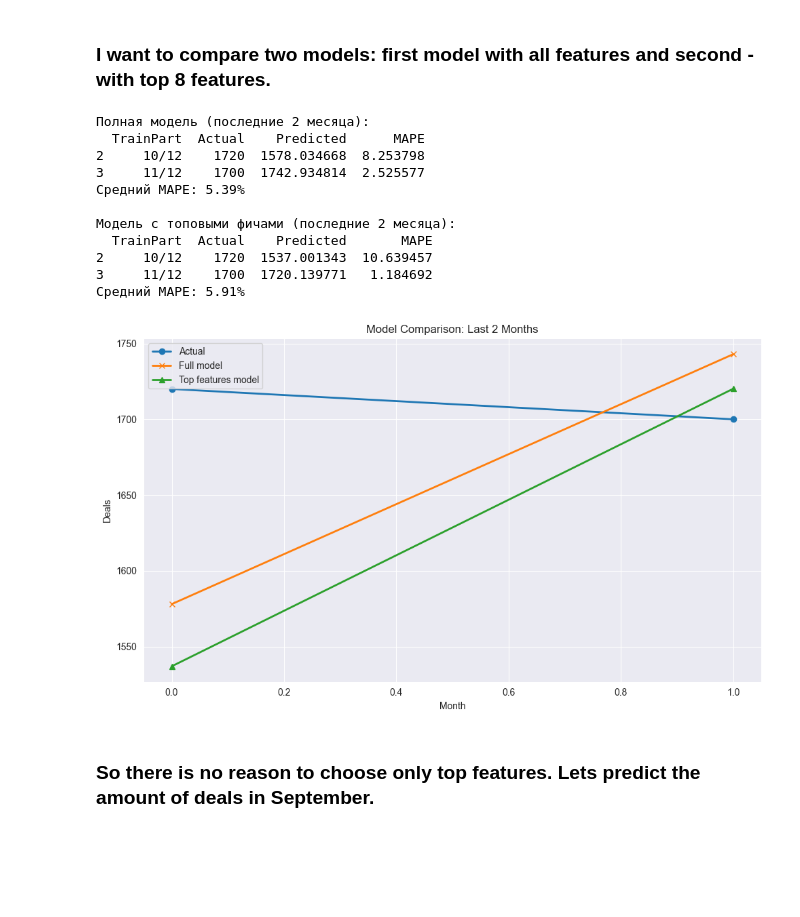
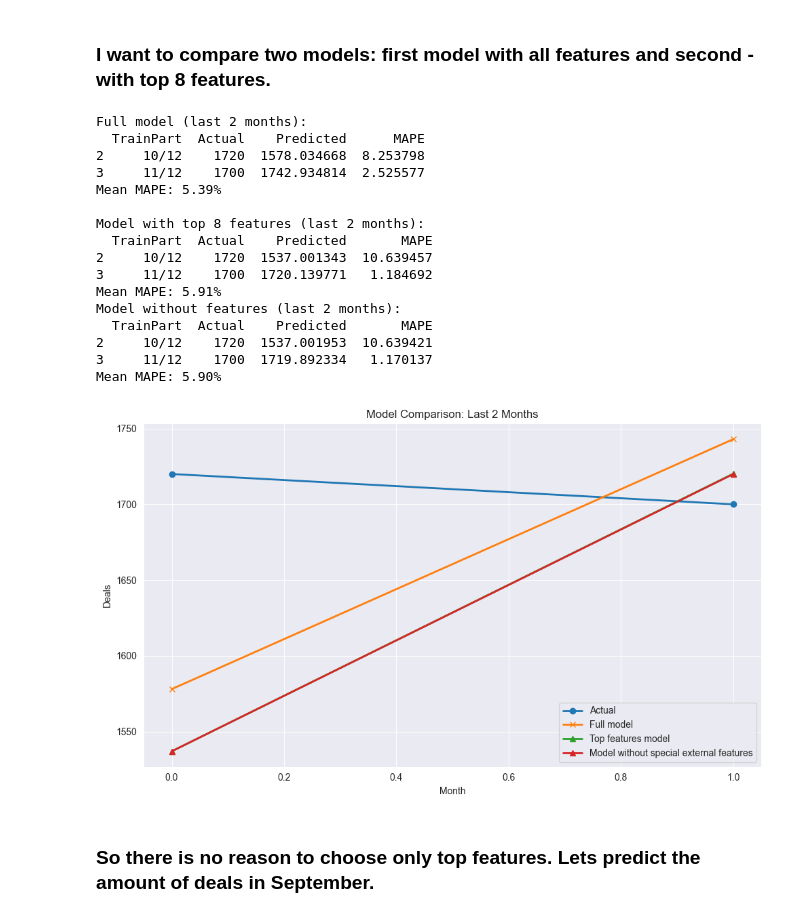
Before and after one commit to ArtemBratyashin/DemandPredictor, a Jupyter notebook: notebooks/models_analysis.ipynb, the cells around one changed output. Drawn from its saved outputs; the diff is of its cells as text; code cells hidden in the pictures; blank space fills up the shorter version.

Commit message:
Now there is analysis of some external features

```diff
--- a/notebooks/models_analysis.ipynb
+++ b/notebooks/models_analysis.ipynb
@@ -104,7 +104,7 @@ plt.show()
 # %% [markdown]
 ### I want to compare two models: first model with all features and second - with top 8 features.
 # %%
-features_to_drop = ["TA 3 lag1", "TA 4 lag1", "Studios lag1", "Two rooms flat lag1", "Three and more rooms flat lag1", "sin_season", "cos_season"]
+special_external_features = ["External feature 1 lag1", "External feature 2 lag1"]
 top_features_list = ["Apartment features 2 lag1", "Apartment features 1 lag1", "External feature 4 lag1", "External feature 2 lag1",
                      "One room flat lag1", "External feature 1 lag1", "TA 2 lag1", "TA 1 lag1"]
 
@@ -144,42 +144,72 @@ results_top = (
         .target("Deals")
     )
 )
 
+results_ext = (
+    ModelValidator(
+        XGBRegressor(random_state=42),
+        (
+            Features(
+                RawData("../data/raw_data.csv")
+                .make_features()
+            )
+            .add_sin_seasonality(period=12)
+            .add_cos_seasonality(period=12)
+            .drop_features(special_external_features)
+            .prepare_data()
+        )
+    ).validate(
+        RawData("../data/raw_data.csv")
+        .target("Deals")
+    )
+)
+
 results_full_last2 = results_full.tail(2)
 results_top_last2 = results_top.tail(2)
+results_ext_last2 = results_ext.tail(2)
 
-print("Полная модель (последние 2 месяца):")
+print("Full model (last 2 months):")
 print(results_full_last2 )
-print(f"Средний MAPE: {results_full_last2['MAPE'].mean():.2f}%\n")
+print(f"Mean MAPE: {results_full_last2['MAPE'].mean():.2f}%\n")
 
-print("Модель с топовыми фичами (последние 2 месяца):")
+print("Model with top 8 features (last 2 months):")
 print(results_top_last2)
-print(f"Средний MAPE: {results_top_last2['MAPE'].mean():.2f}%")
+print(f"Mean MAPE: {results_top_last2['MAPE'].mean():.2f}%")
+
+print("Model without features (last 2 months):")
+print(results_ext_last2)
+print(f"Mean MAPE: {results_ext_last2['MAPE'].mean():.2f}%")
 
 fig, ax = plt.subplots(figsize=(10,6))
 months = range(len(results_full_last2))
 ax.plot(months, results_full_last2['Actual'].values, marker='o', label='Actual', linewidth=2)
 ax.plot(months, results_full_last2['Predicted'].values, marker='x', label='Full model', linewidth=2)
 ax.plot(months, results_top_last2['Predicted'].values, marker='^', label='Top features model', linewidth=2)
+ax.plot(months, results_ext_last2['Predicted'].values, marker='^', label='Model without special external features', linewidth=2)
 ax.set_xlabel('Month')
 ax.set_ylabel('Deals')
 ax.set_title('Model Comparison: Last 2 Months')
 ax.legend()
 plt.tight_layout()
 plt.show()
 # %% [output]
-Полная модель (последние 2 месяца):
+Full model (last 2 months):
   TrainPart  Actual    Predicted      MAPE
 2     10/12    1720  1578.034668  8.253798
 3     11/12    1700  1742.934814  2.525577
-Средний MAPE: 5.39%
+Mean MAPE: 5.39%
 
-Модель с топовыми фичами (последние 2 месяца):
+Model with top 8 features (last 2 months):
   TrainPart  Actual    Predicted       MAPE
 2     10/12    1720  1537.001343  10.639457
 3     11/12    1700  1720.139771   1.184692
-Средний MAPE: 5.91%
+Mean MAPE: 5.91%
+Model without features (last 2 months):
+  TrainPart  Actual    Predicted       MAPE
+2     10/12    1720  1537.001953  10.639421
+3     11/12    1700  1719.892334   1.170137
+Mean MAPE: 5.90%
-[figure, old version]
+[figure, new version]
 # %% [markdown]
 ### So there is no reason to choose only top features. Lets predict the amount of deals in September.
 # %%
```
